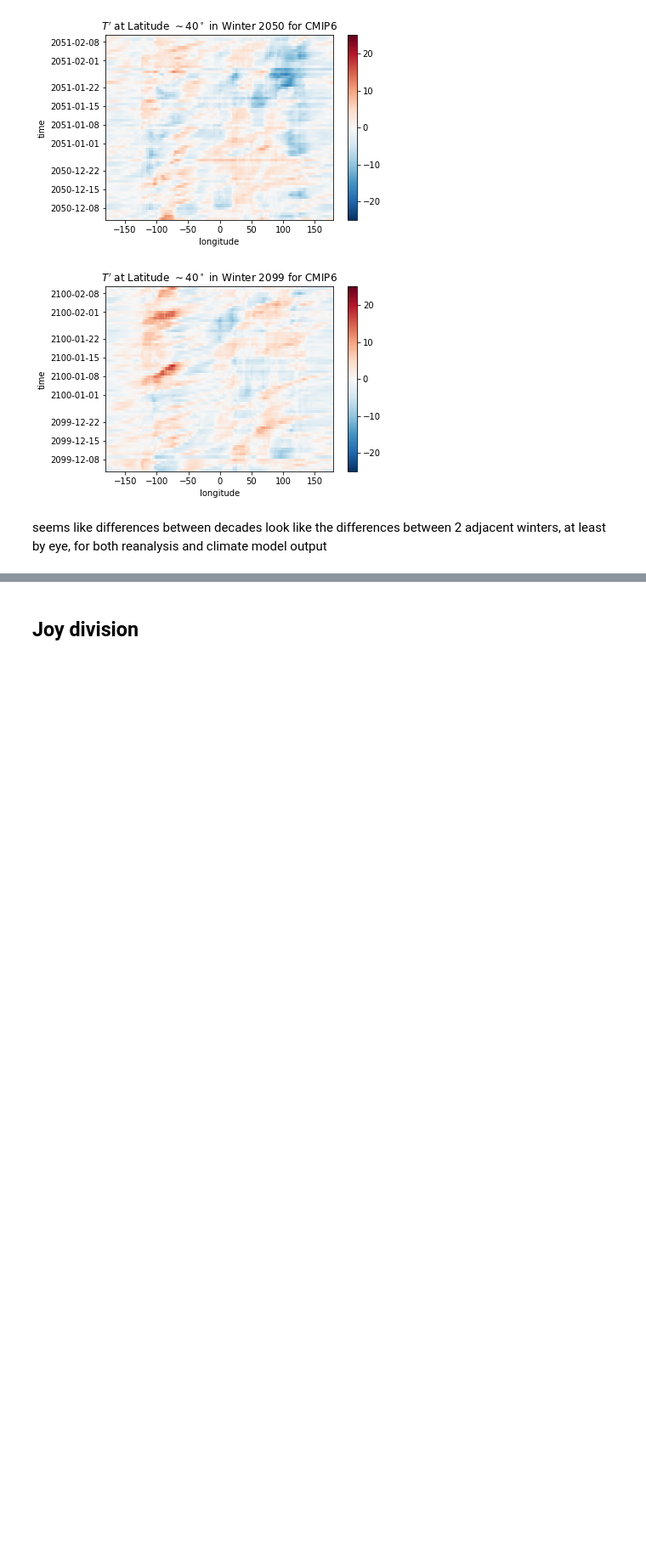
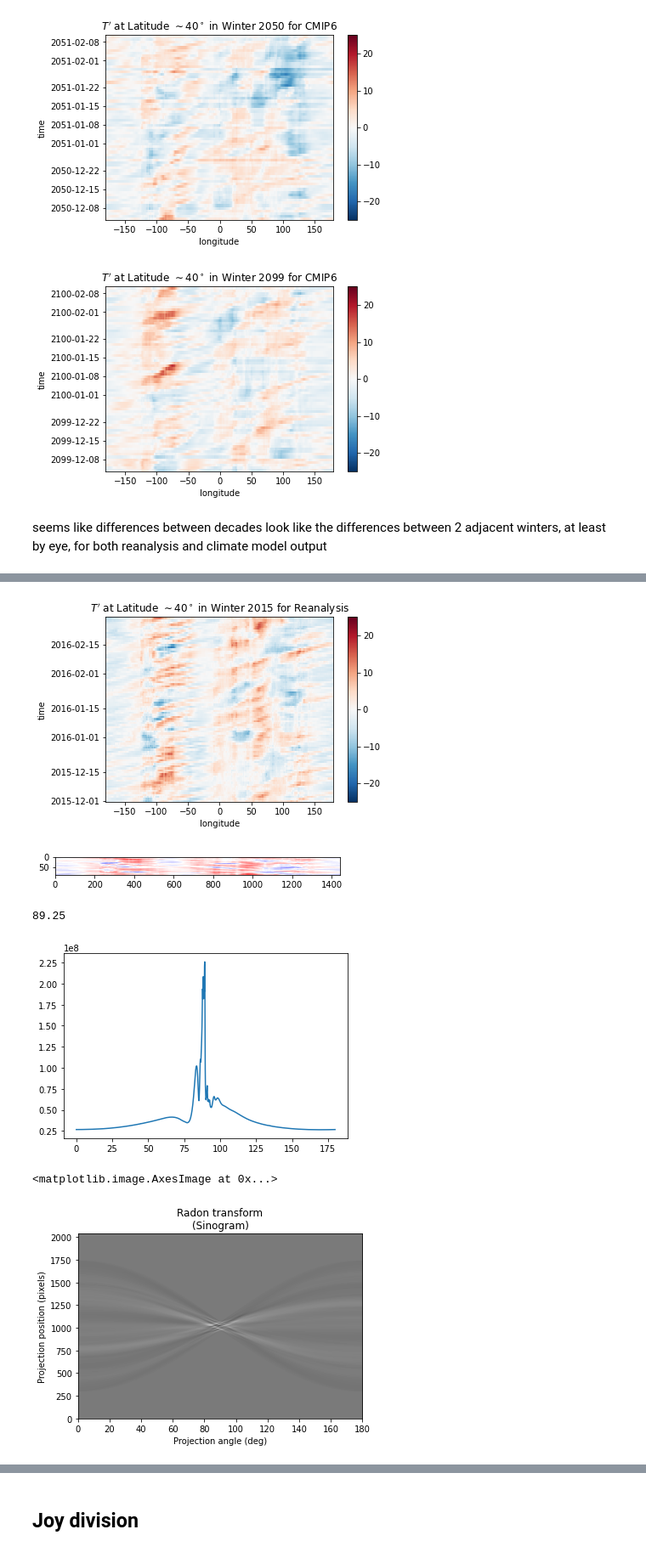
Before and after one commit to geosciences-data-practicum/reanalysis_getter, a Jupyter notebook: analysis/Hovmollers_other_pure_plotting.ipynb, the cells around one changed output, grey strips where cells are left out. Shown at 85% size. Drawn from its saved outputs; the diff is of its cells as text; code cells hidden in the pictures; blank space fills up the shorter version.

```diff
--- a/analysis/Hovmollers_other_pure_plotting.ipynb
+++ b/analysis/Hovmollers_other_pure_plotting.ipynb
@@ -100,0 +156,45 @@ seems like differences between decades look like the differences between 2 adjac
+# %%
+selected_dates= pd.date_range('2015-12-01','2016-02-28',freq='D')
+
+
+#choose a latitude range where a lot of people live, like near chi-town
+lat_range_reanalysis = np.arange(40,45.25,0.25)
+lat_range_cmip = slice(40,45.25)
+
+#and plot!
+
+#compare reanalysis and climate output for the same date
+hov_re = hovmoller(dm_tprime_xr_reanalysis,lat_range_reanalysis,selected_dates)
+# hov_cesm = hovmoller(dm_tprime_xr_cmip,lat_range_cmip,selected_dates)
+
+def vel_with_radon(hov_image):
+    theta = np.linspace(0., 180., max(hov_image.shape), endpoint=False)
+    sinogram = radon(hov_image, theta=theta,circle=False)
+    sum_of_squares = np.sum(np.power(sinogram,2.),axis=0)
+    print(theta[np.argmax(sum_of_squares)])
+    plt.plot(theta,sum_of_squares)
+    plt.show()
+    return sum_of_squares,sinogram
+
+# resized_hov_re = resize(hov_re.data[0,:], (hov_re.data[0,:].shape[0] , hov_re.data[0,:].shape[1] // 10),
+#                        anti_aliasing=True)
+
+plt.imshow(hov_re.data[0,:],cmap=plt.cm.bwr)
+plt.show()
+
+# plt.imshow(np.abs(resized_hov_re),cmap=plt.cm.Greys_r)
+# plt.show()
+
+rad_transf,sinogram = vel_with_radon(hov_re.data[0,:])
+plt.title("Radon transform\n(Sinogram)")
+plt.xlabel("Projection angle (deg)")
+plt.ylabel("Projection position (pixels)")
+plt.imshow(sinogram, cmap=plt.cm.Greys_r,
+           extent=(0, 180, 0, sinogram.shape[0]), aspect='auto')
+# %% [output]
+[figure, added]
+[figure, added]
+89.25
+[figure, added]
+<matplotlib.image.AxesImage at 0x...>
+[figure, added]
```
Also changed, not shown: parts of 39 cells of this notebook.
